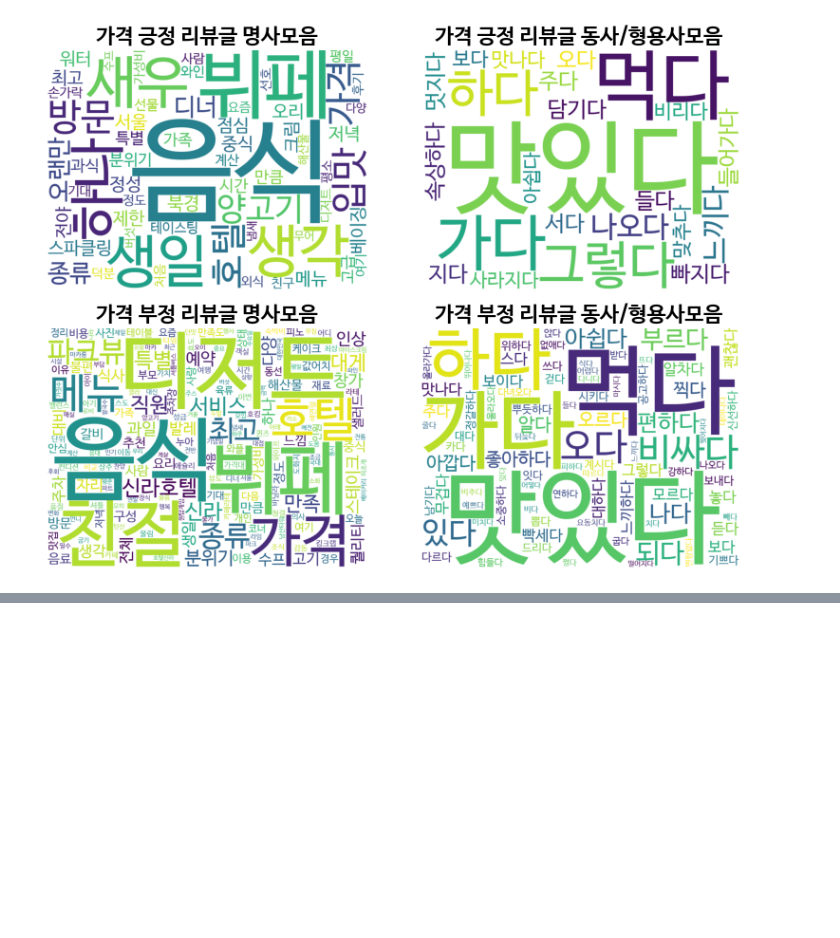
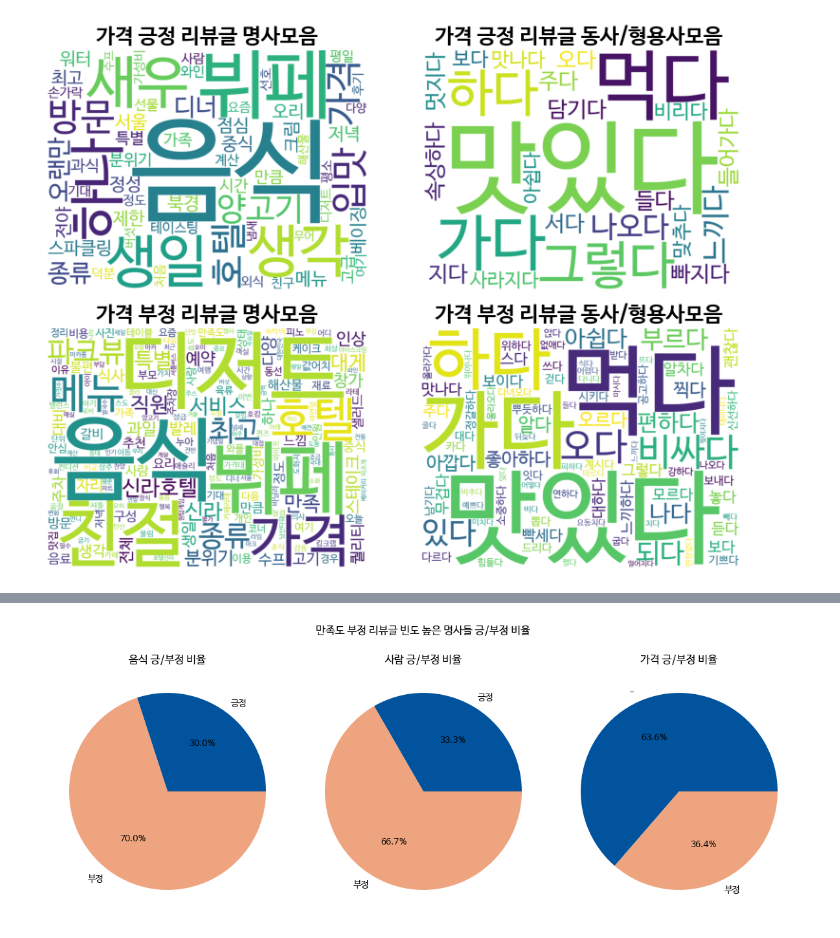
Before and after one commit to baedori99/Restaurant_Review, a Jupyter notebook: Review_Analyzer/Data_Analyze/analyzer.ipynb, the cells around one changed output, grey strips where cells are left out. Saved outputs shown, nothing was run; the diff lists cells and outputs as text; code cells hidden in the pictures; blank space fills up the shorter version.

```diff
--- a/Review_Analyzer/Data_Analyze/analyzer.ipynb
+++ b/Review_Analyzer/Data_Analyze/analyzer.ipynb
@@ -764,0 +1339,29 @@ plt.show()
+# %%
+import matplotlib.pyplot as plt
+
+
+ratio1 = [sn_food_positive, sn_food_negative]
+ratio2 = [sn_customer_positive, sn_customer_negative]
+ratio3 = [sn_price_none, sn_price_negative]
+
+labels = ["긍정", "부정"]
+colors = ["#00539C", "#EEA47F"]
+
+fig, ax = plt.subplots(1,3, figsize=(12, 5))
+ax[0].set_title("음식 긍/부정 비율")
+ax[0].pie(ratio1, labels= labels, autopct='%.1f%%', colors = colors)
+
+ax[1].set_title("사람 긍/부정 비율")
+ax[1].pie(ratio2, labels= labels, autopct='%.1f%%', colors = colors)
+
+labels = ["-", "부정"]
+colors = ["#00539C", "#EEA47F"]
+ax[2].set_title("가격 긍/부정 비율")
+ax[2].pie(ratio3, labels= labels, autopct='%.1f%%', colors = colors)
+
+plt.suptitle("만족도 부정 리뷰글 빈도 높은 명사들 긍/부정 비율")
+
+plt.tight_layout()
+plt.show()
+# %% [output]
+[figure, added]
```
Also changed, not shown: parts of 42 cells of this notebook, 5 other files.
